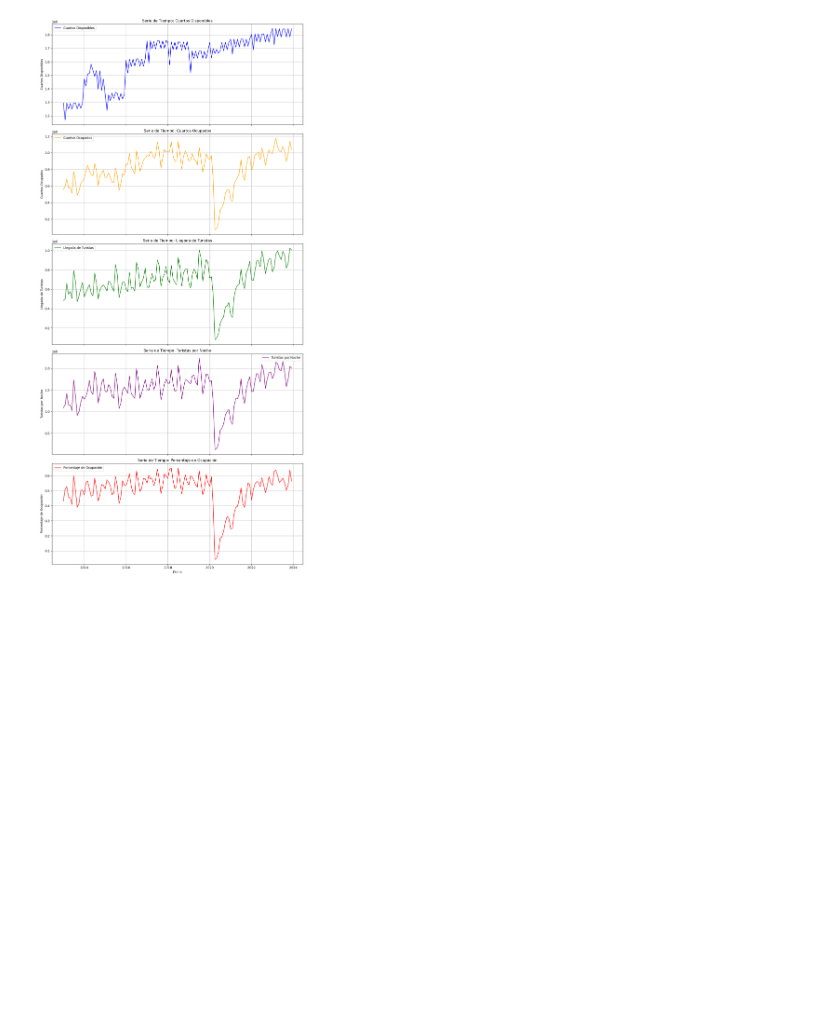
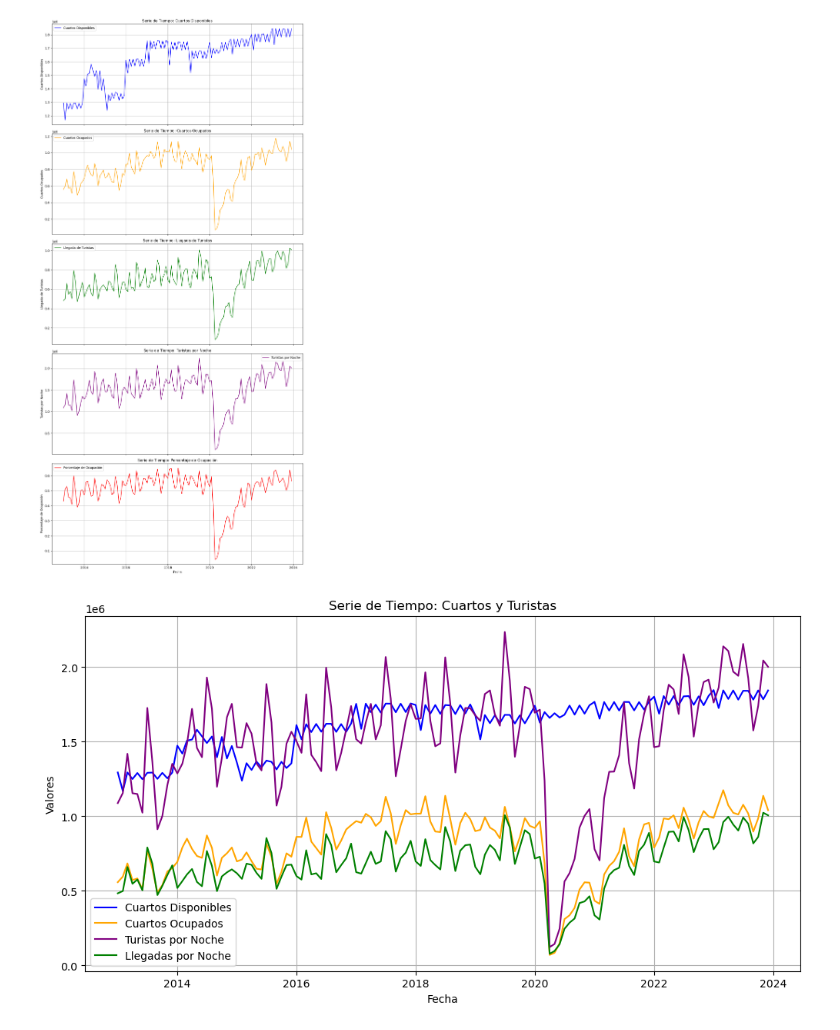
Before and after one commit to matutedevelop/Proyecto_prog_analisis, a Jupyter notebook: Cleaning_edu/data_edu6_2.ipynb, the cells around one changed output. Cells and saved outputs as stored; diff of their text form; code cells hidden in the pictures; blank space fills up the shorter version.

```diff
--- a/Cleaning_edu/data_edu6_2.ipynb
+++ b/Cleaning_edu/data_edu6_2.ipynb
@@ -173,3 +206,17 @@ plt.tight_layout()
 plt.show()
 # %% [output]
 [figure]
+# %%
+plt.figure(figsize=(12, 6))
+plt.plot(cuartos_disponibles['Fecha'], cuartos_disponibles['Cuartos_disponibles'], label='Cuartos Disponibles', color='blue')
+plt.plot(Cuartos_ocupados['Fecha'], Cuartos_ocupados['Cuartos_ocupados'], label='Cuartos Ocupados', color='orange')
+plt.plot(Turistas_noche['Fecha'], Turistas_noche['Turistas_noche'], label='Turistas por Noche', color='purple')
+plt.plot(Llegada_turistas['Fecha'], Llegada_turistas['Llegada_turistas'], label='Llegadas por Noche', color='green')
+plt.xlabel('Fecha')
+plt.ylabel('Valores')
+plt.title('Serie de Tiempo: Cuartos y Turistas')
+plt.legend()
+plt.grid(True)
+plt.show()
+# %% [output]
+[figure, added]
```
Also changed, not shown: parts of 3 cells of this notebook.
